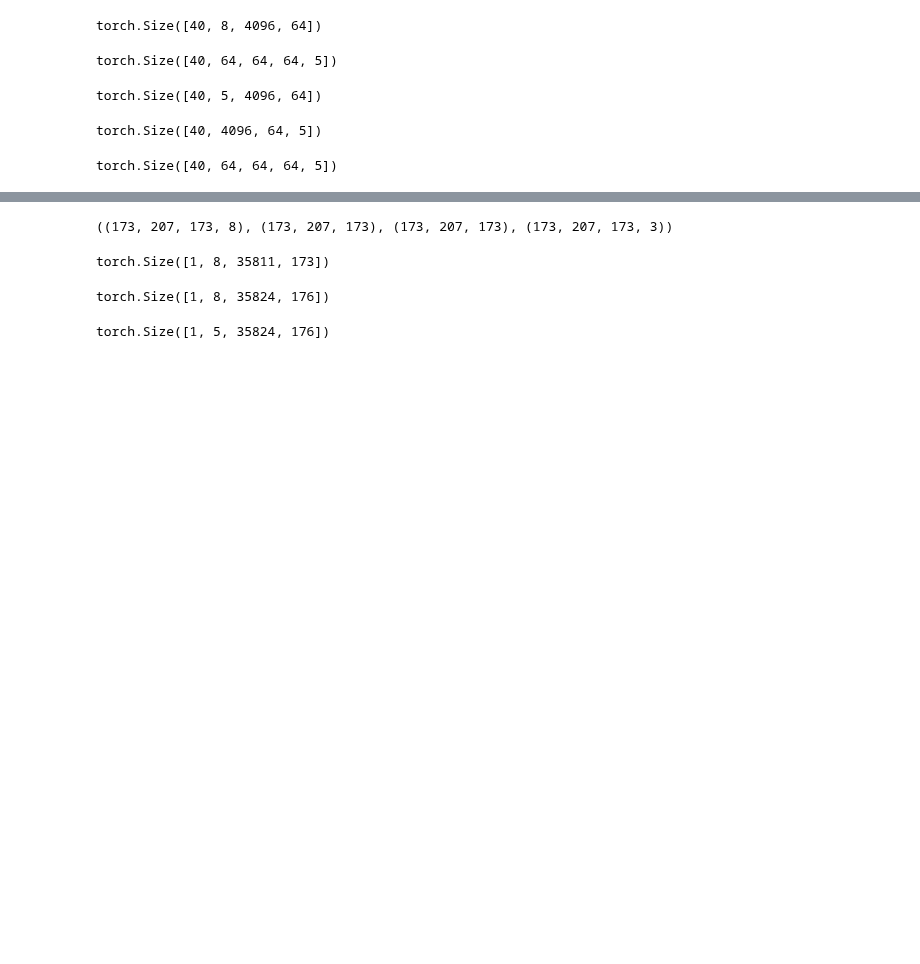
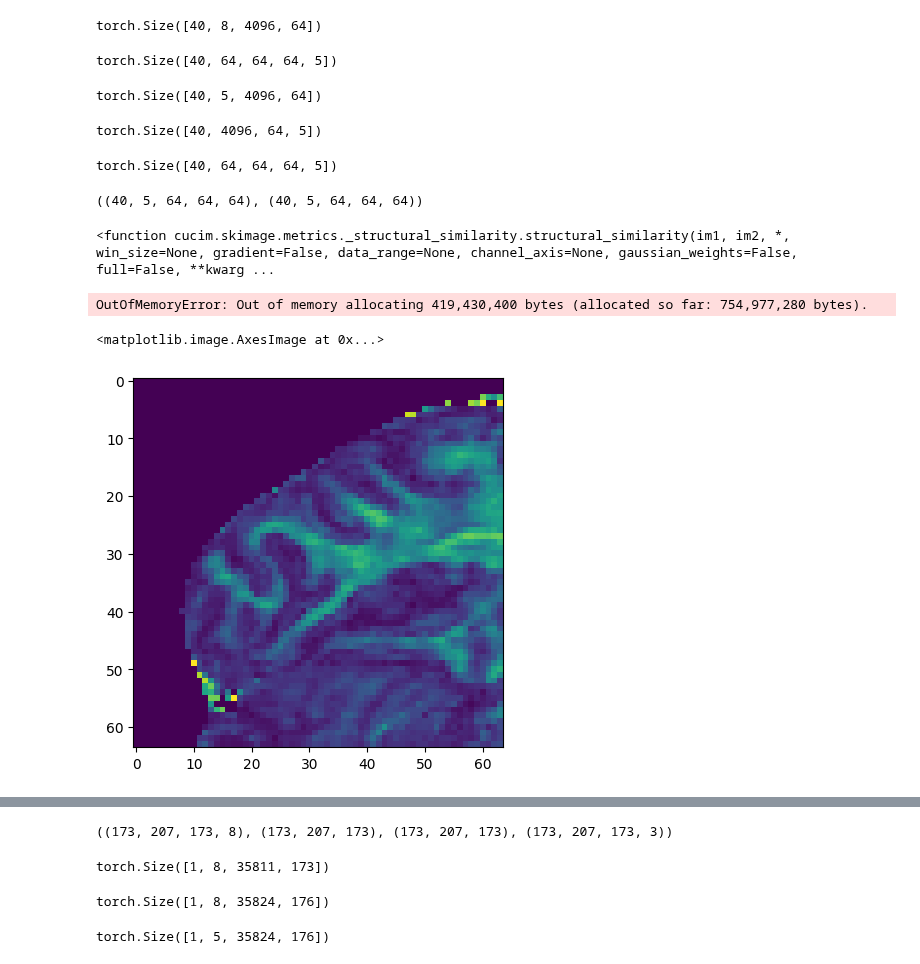
Before and after one commit to arihantjain124/HCP_SR, a Jupyter notebook: HCP_dataloader-Copy3.ipynb, the cells around one changed output, grey strips where cells are left out. Cells and saved outputs as stored; diff of their text form; code cells hidden in the pictures; blank space fills up the shorter version.

```diff
--- a/HCP_dataloader-Copy3.ipynb
+++ b/HCP_dataloader-Copy3.ipynb
@@ -39,6 +41,6 @@ import data.HCP_dataset_h5_test
 
 ids = utils.get_ids()
 ids.sort()
-ids = ids[:2]
+ids = ids[:5]
 training_dataset = data.HCP_dataset_h5.hcp_data(args,ids)
 testing_dataset = data.HCP_dataset_h5_test.hcp_data(args,ids)
@@ -192,0 +231,14 @@ torch.Size([40, 64, 64, 64, 5])
+# %%
+out = model(temp[0])
+out_temp = torch.permute(out,(0,2,3,1))
+out_out = out_temp.reshape(40,64,64,64,5)
+hr = torch.permute(temp[1],(0,4,1,2,3)).detach().numpy()
+pred = torch.permute(out_out,(0,4,1,2,3)).detach().numpy()
+# %%
+pred.shape,hr.shape
+# %% [output]
+((40, 5, 64, 64, 64), (40, 5, 64, 64, 64))
+# %%
+ssim
+# %% [output]
+<function cucim.skimage.metrics._structural_similarity.structural_similarity(im1, im2, *, win_size=None, gradient=False, data_range=None, channel_axis=None, gaussian_weights=False, full=False, **kwarg ...
@@ -192,0 +247,5 @@ torch.Size([40, 64, 64, 64, 5])
+# %%
+hr = cp.array(hr)
+pred = cp.array(pred)
+# %% [output]
+OutOfMemoryError: Out of memory allocating 419,430,400 bytes (allocated so far: 754,977,280 bytes).
@@ -192,0 +254,5 @@ torch.Size([40, 64, 64, 64, 5])
+# %%
+plt.imshow(hr[0,0,:,:,20])
+# %% [output]
+<matplotlib.image.AxesImage at 0x...>
+[figure, added]
```
Also changed, not shown: parts of 43 cells of this notebook, 7 other files.
